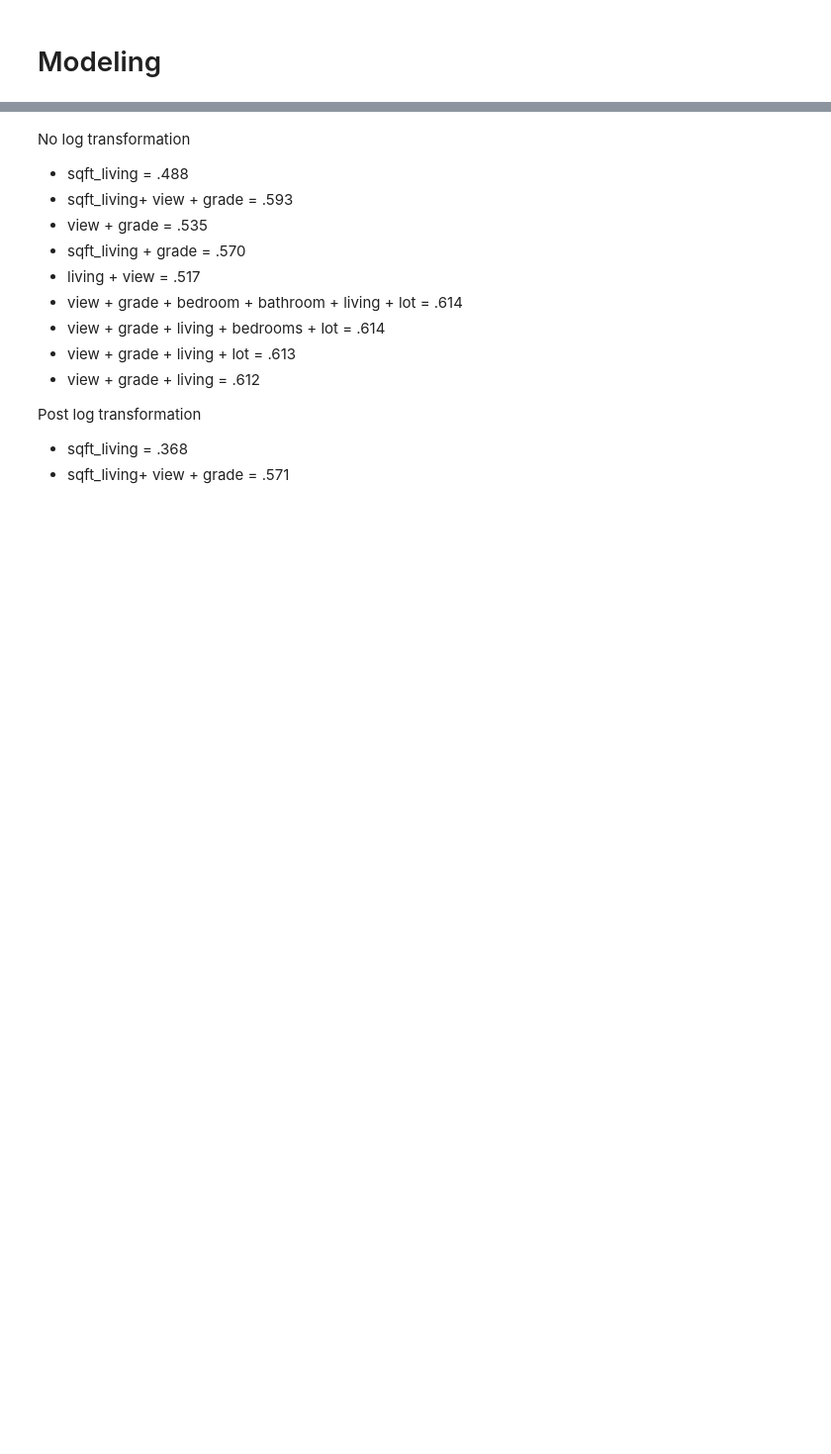
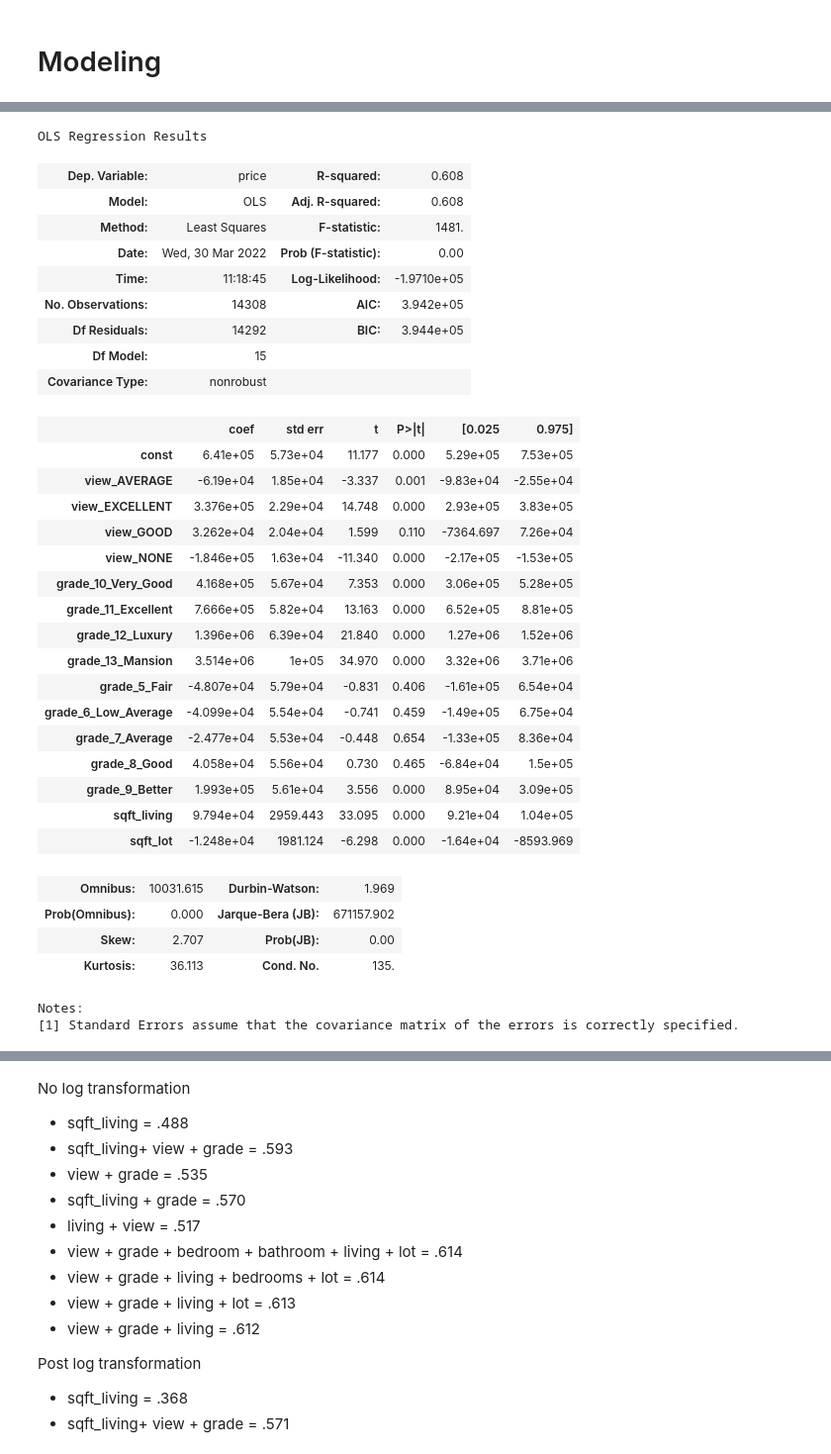
Before and after one commit to xiaohua-su/King_County_Real_Estate_Analysis, a Jupyter notebook: scratchwork_that_runs_properly.ipynb, the cells around one changed output, grey strips where cells are left out. Shown at 99% size. Cells and saved outputs as stored; diff of their text form; code cells hidden in the pictures; blank space fills up the shorter version.

```diff
--- a/scratchwork_that_runs_properly.ipynb
+++ b/scratchwork_that_runs_properly.ipynb
@@ -621,3 +822,3 @@ no_zip_yr_built = no_y_train_df.drop(columns = ['zipcode', 'yr_built'])
 # %%
-all_var = sm.OLS(y_train, sm.add_constant(no_zip_yr_built)).fit()
+all_var = sm.OLS(y_train, sm.add_constant(no_y_train_df)).fit()
 all_var.summary()
@@ -626,3 +860,5 @@ no_zip_yr_built_bathrooms = no_y_train_df.drop(columns = ['zipcode', 'yr_built',
+# %%
+no_bathrooms = no_y_train_df[no_y_train_df.columns.drop(list(no_y_train_df.filter(regex='bathrooms')))]
 # %%
-all_var = sm.OLS(y_train, sm.add_constant(no_zip_yr_built_bathrooms)).fit()
+all_var = sm.OLS(y_train, sm.add_constant(no_bathrooms)).fit()
 all_var.summary()
@@ -631,3 +900,40 @@ no_zip_yr_built_bathrooms_bedrooms = no_y_train_df.drop(columns = ['zipcode', 'y
+# %%
+no_bathrooms_bedrooms = no_bathrooms[no_bathrooms.columns.drop(\
+                                    list(no_bathrooms.filter(regex= 'bedrooms')))]
 # %%
-all_var = sm.OLS(y_train, sm.add_constant(no_zip_yr_built_bathrooms_bedrooms)).fit()
+all_var = sm.OLS(y_train, sm.add_constant(no_bathrooms_bedrooms)).fit()
 all_var.summary()
+# %% [output]
+OLS Regression Results
+| Dep. Variable: | price | R-squared: | 0.608 |
+| Model: | OLS | Adj. R-squared: | 0.608 |
+| Method: | Least Squares | F-statistic: | 1481. |
+| Date: | Wed, 30 Mar 2022 | Prob (F-statistic): | 0.00 |
+| Time: | 11:18:45 | Log-Likelihood: | -1.9710e+05 |
+| No. Observations: | 14308 | AIC: | 3.942e+05 |
+| Df Residuals: | 14292 | BIC: | 3.944e+05 |
+| Df Model: | 15 |  |  |
+| Covariance Type: | nonrobust |  |  |
+|  | coef | std err | t | P>|t| | [0.025 | 0.975] |
+| const | 6.41e+05 | 5.73e+04 | 11.177 | 0.000 | 5.29e+05 | 7.53e+05 |
+| view_AVERAGE | -6.19e+04 | 1.85e+04 | -3.337 | 0.001 | -9.83e+04 | -2.55e+04 |
+| view_EXCELLENT | 3.376e+05 | 2.29e+04 | 14.748 | 0.000 | 2.93e+05 | 3.83e+05 |
+| view_GOOD | 3.262e+04 | 2.04e+04 | 1.599 | 0.110 | -7364.697 | 7.26e+04 |
+| view_NONE | -1.846e+05 | 1.63e+04 | -11.340 | 0.000 | -2.17e+05 | -1.53e+05 |
+| grade_10_Very_Good | 4.168e+05 | 5.67e+04 | 7.353 | 0.000 | 3.06e+05 | 5.28e+05 |
+| grade_11_Excellent | 7.666e+05 | 5.82e+04 | 13.163 | 0.000 | 6.52e+05 | 8.81e+05 |
+| grade_12_Luxury | 1.396e+06 | 6.39e+04 | 21.840 | 0.000 | 1.27e+06 | 1.52e+06 |
+| grade_13_Mansion | 3.514e+06 | 1e+05 | 34.970 | 0.000 | 3.32e+06 | 3.71e+06 |
+| grade_5_Fair | -4.807e+04 | 5.79e+04 | -0.831 | 0.406 | -1.61e+05 | 6.54e+04 |
+| grade_6_Low_Average | -4.099e+04 | 5.54e+04 | -0.741 | 0.459 | -1.49e+05 | 6.75e+04 |
+| grade_7_Average | -2.477e+04 | 5.53e+04 | -0.448 | 0.654 | -1.33e+05 | 8.36e+04 |
+| grade_8_Good | 4.058e+04 | 5.56e+04 | 0.730 | 0.465 | -6.84e+04 | 1.5e+05 |
+| grade_9_Better | 1.993e+05 | 5.61e+04 | 3.556 | 0.000 | 8.95e+04 | 3.09e+05 |
+| sqft_living | 9.794e+04 | 2959.443 | 33.095 | 0.000 | 9.21e+04 | 1.04e+05 |
+| sqft_lot | -1.248e+04 | 1981.124 | -6.298 | 0.000 | -1.64e+04 | -8593.969 |
+| Omnibus: | 10031.615 | Durbin-Watson: | 1.969 |
+| Prob(Omnibus): | 0.000 | Jarque-Bera (JB): | 671157.902 |
+| Skew: | 2.707 | Prob(JB): | 0.00 |
+| Kurtosis: | 36.113 | Cond. No. | 135. |
+Notes:
+[1] Standard Errors assume that the covariance matrix of the errors is correctly specified.
```
Also changed, not shown: parts of 83 cells of this notebook.
